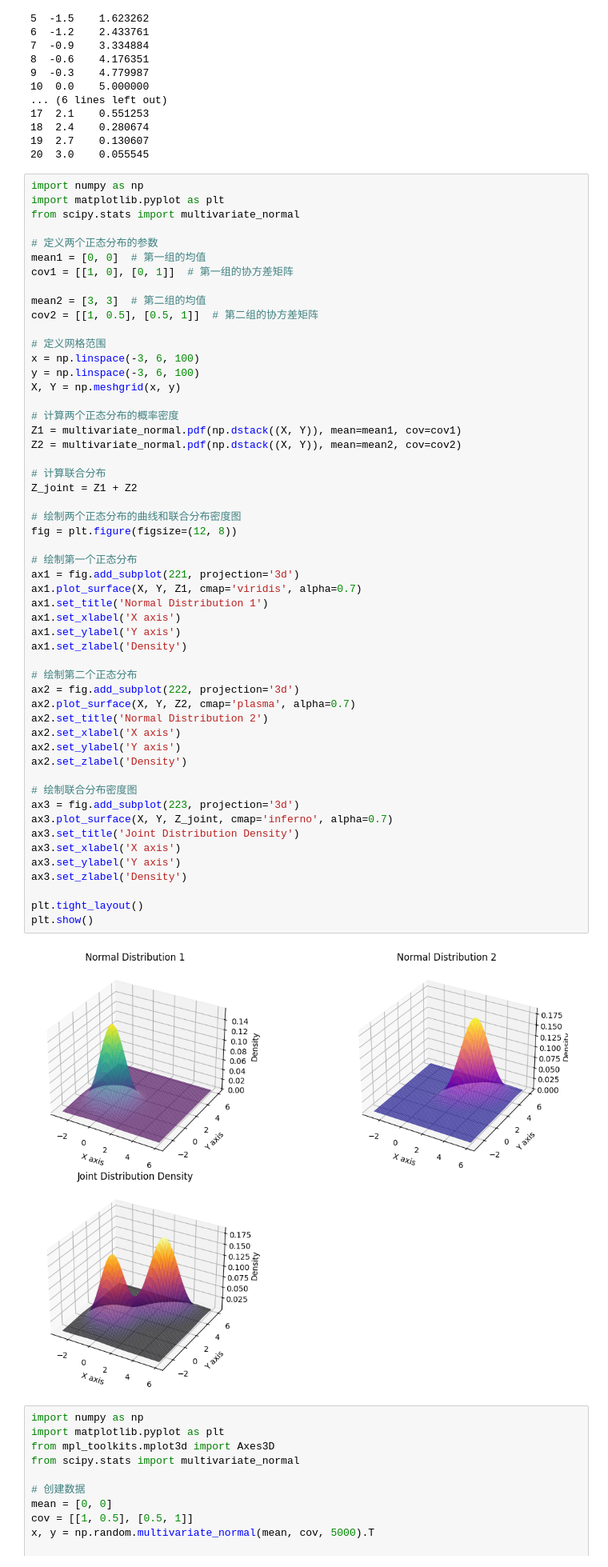
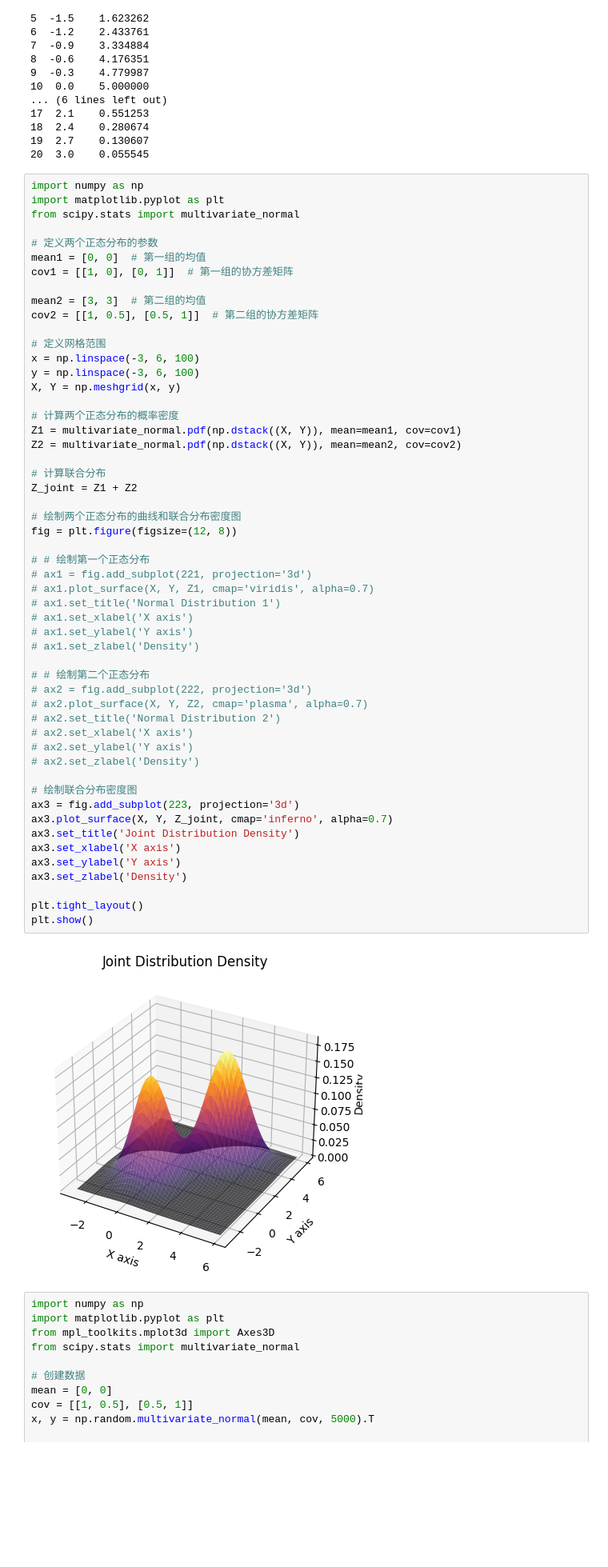
Before and after one commit to KaedeGo/DPMM, a Jupyter notebook: test.ipynb, the cells around one changed output. Shown at 80% size. Saved outputs shown, nothing was run; the diff lists cells and outputs as text; blank space fills up the shorter version.

Commit message:
upload plot notebook

```diff
--- a/test.ipynb
+++ b/test.ipynb
@@ -52,48 +52,48 @@ mean2 = [3, 3]  # 第二组的均值
 cov2 = [[1, 0.5], [0.5, 1]]  # 第二组的协方差矩阵
 
 # 定义网格范围
 x = np.linspace(-3, 6, 100)
 y = np.linspace(-3, 6, 100)
 X, Y = np.meshgrid(x, y)
 
 # 计算两个正态分布的概率密度
 Z1 = multivariate_normal.pdf(np.dstack((X, Y)), mean=mean1, cov=cov1)
 Z2 = multivariate_normal.pdf(np.dstack((X, Y)), mean=mean2, cov=cov2)
 
 # 计算联合分布
 Z_joint = Z1 + Z2
 
 # 绘制两个正态分布的曲线和联合分布密度图
 fig = plt.figure(figsize=(12, 8))
 
-# 绘制第一个正态分布
-ax1 = fig.add_subplot(221, projection='3d')
-ax1.plot_surface(X, Y, Z1, cmap='viridis', alpha=0.7)
-ax1.set_title('Normal Distribution 1')
-ax1.set_xlabel('X axis')
-ax1.set_ylabel('Y axis')
-ax1.set_zlabel('Density')
+# # 绘制第一个正态分布
+# ax1 = fig.add_subplot(221, projection='3d')
+# ax1.plot_surface(X, Y, Z1, cmap='viridis', alpha=0.7)
+# ax1.set_title('Normal Distribution 1')
+# ax1.set_xlabel('X axis')
+# ax1.set_ylabel('Y axis')
+# ax1.set_zlabel('Density')
 
-# 绘制第二个正态分布
-ax2 = fig.add_subplot(222, projection='3d')
-ax2.plot_surface(X, Y, Z2, cmap='plasma', alpha=0.7)
-ax2.set_title('Normal Distribution 2')
-ax2.set_xlabel('X axis')
-ax2.set_ylabel('Y axis')
-ax2.set_zlabel('Density')
+# # 绘制第二个正态分布
+# ax2 = fig.add_subplot(222, projection='3d')
+# ax2.plot_surface(X, Y, Z2, cmap='plasma', alpha=0.7)
+# ax2.set_title('Normal Distribution 2')
+# ax2.set_xlabel('X axis')
+# ax2.set_ylabel('Y axis')
+# ax2.set_zlabel('Density')
 
 # 绘制联合分布密度图
 ax3 = fig.add_subplot(223, projection='3d')
 ax3.plot_surface(X, Y, Z_joint, cmap='inferno', alpha=0.7)
 ax3.set_title('Joint Distribution Density')
 ax3.set_xlabel('X axis')
 ax3.set_ylabel('Y axis')
 ax3.set_zlabel('Density')
 
 plt.tight_layout()
 plt.show()
 # %% [output]
-[figure, old version]
+[figure, new version]
 # %%
 import numpy as np
 import matplotlib.pyplot as plt
```
Also changed, not shown: parts of 1 cell of this notebook.
